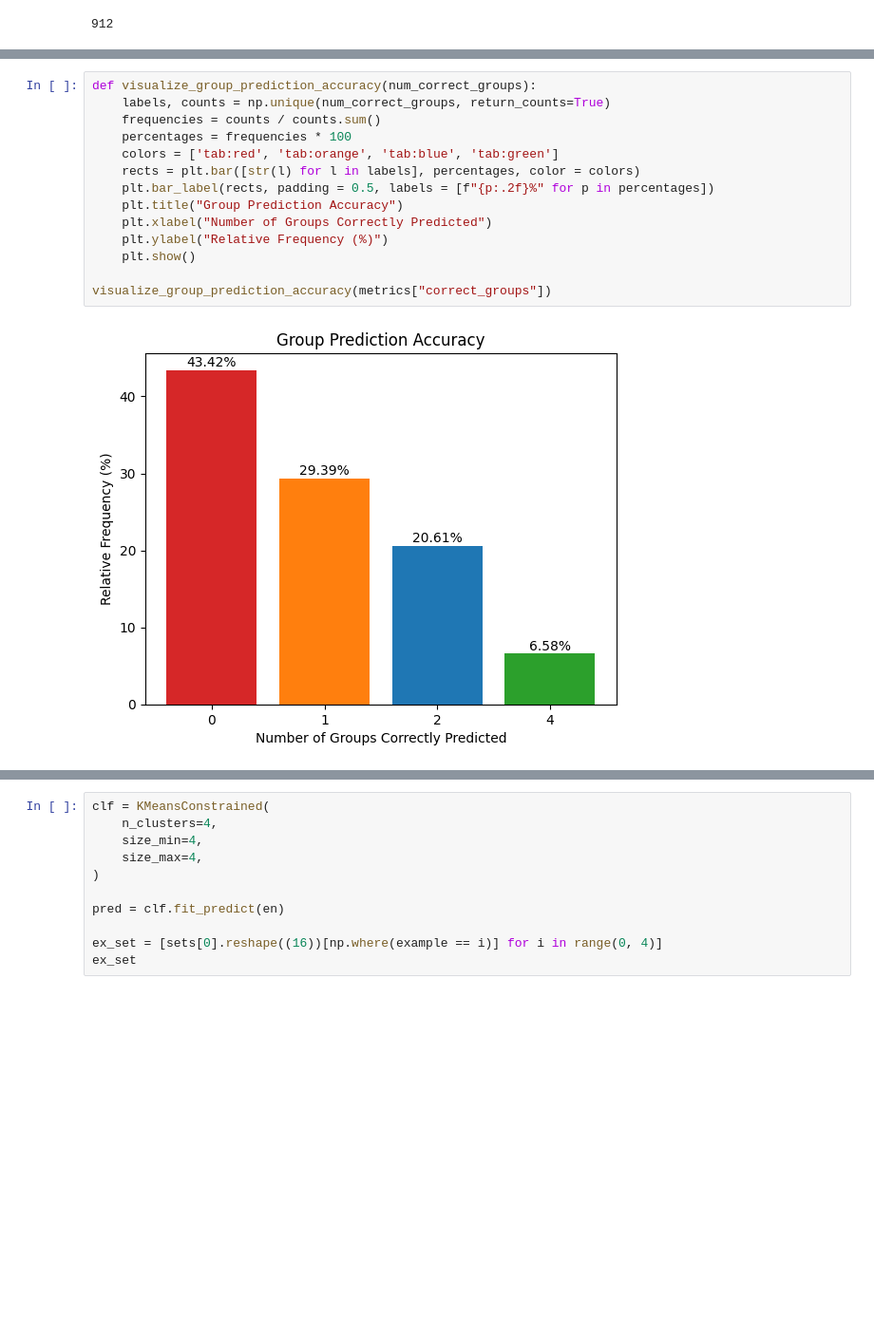
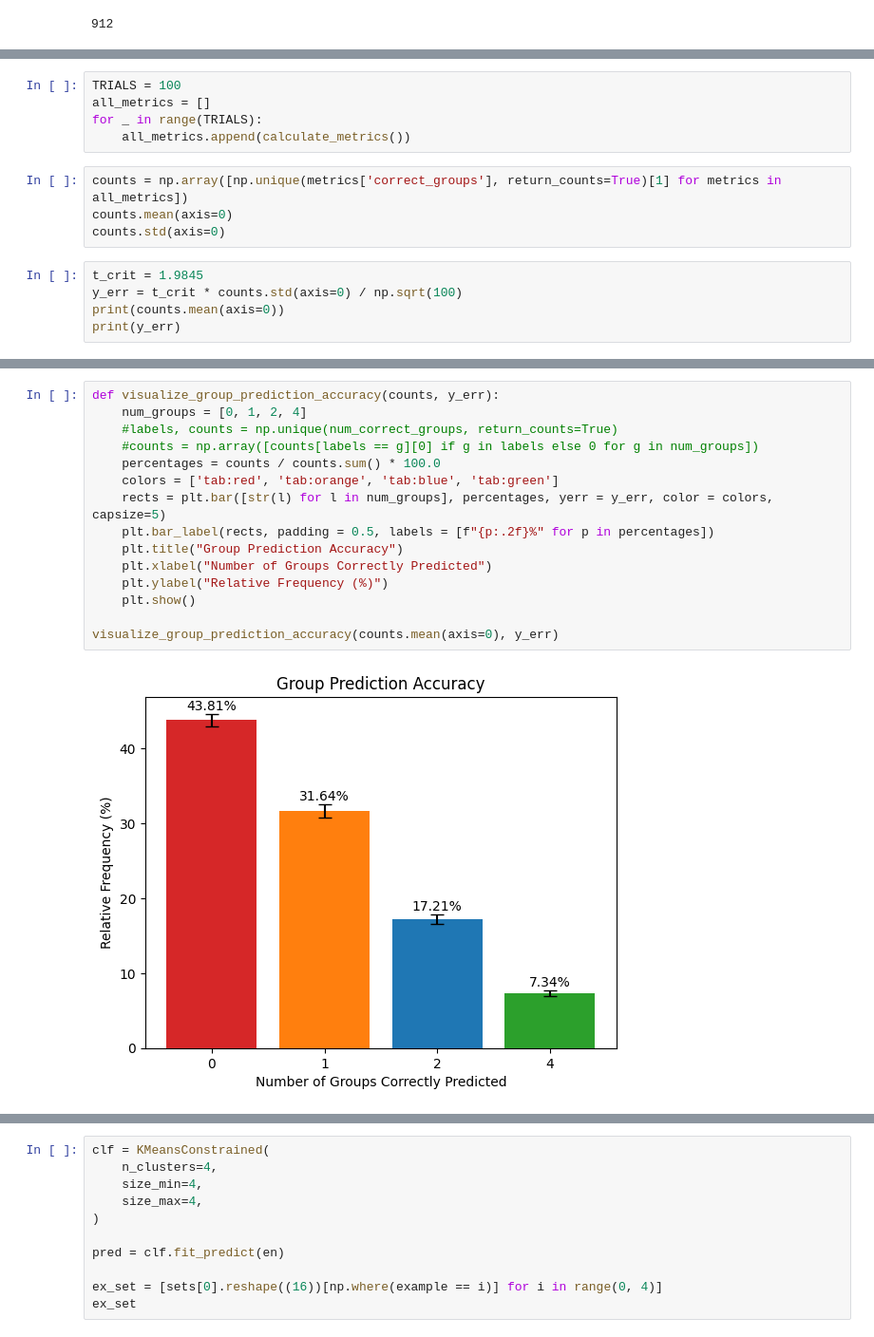
Before and after one commit to BenjaminHinchliff/CSC480-nyt-connections, a Jupyter notebook: glove.ipynb, the cells around one changed output, grey strips where cells are left out. Shown at 95% size. Cells and saved outputs as stored; diff of their text form; blank space fills up the shorter version.

Commit message:
add glove confidence interval visualization code

```diff
--- a/glove.ipynb
+++ b/glove.ipynb
@@ -111,0 +114,14 @@ for true_set, en in zip(sets, enc):
+# %%
+TRIALS = 100
+all_metrics = []
+for _ in range(TRIALS):
+    all_metrics.append(calculate_metrics())
+# %%
+counts = np.array([np.unique(metrics['correct_groups'], return_counts=True)[1] for metrics in all_metrics])
+counts.mean(axis=0)
+counts.std(axis=0)
+# %%
+t_crit = 1.9845
+y_err = t_crit * counts.std(axis=0) / np.sqrt(100)
+print(counts.mean(axis=0))
+print(y_err)
@@ -112,19 +139,20 @@ for true_set, en in zip(sets, enc):
 # %%
-def visualize_group_prediction_accuracy(num_correct_groups):
-    labels, counts = np.unique(num_correct_groups, return_counts=True)
-    frequencies = counts / counts.sum()
-    percentages = frequencies * 100
+def visualize_group_prediction_accuracy(counts, y_err):
+    num_groups = [0, 1, 2, 4]
+    #labels, counts = np.unique(num_correct_groups, return_counts=True)
+    #counts = np.array([counts[labels == g][0] if g in labels else 0 for g in num_groups])
+    percentages = counts / counts.sum() * 100.0
     colors = ['tab:red', 'tab:orange', 'tab:blue', 'tab:green']
-    rects = plt.bar([str(l) for l in labels], percentages, color = colors)
+    rects = plt.bar([str(l) for l in num_groups], percentages, yerr = y_err, color = colors, capsize=5)
     plt.bar_label(rects, padding = 0.5, labels = [f"{p:.2f}%" for p in percentages])
     plt.title("Group Prediction Accuracy")
     plt.xlabel("Number of Groups Correctly Predicted")
     plt.ylabel("Relative Frequency (%)")
     plt.show()
 
-visualize_group_prediction_accuracy(metrics["correct_groups"])
+visualize_group_prediction_accuracy(counts.mean(axis=0), y_err)
 # %% [output]
-[figure, old version]
+[figure, new version]
 # %%
 def visualize_silhouette_score(scores):
     plt.hist(scores)
```
Also changed, not shown: parts of 10 cells of this notebook, 2 other files.
